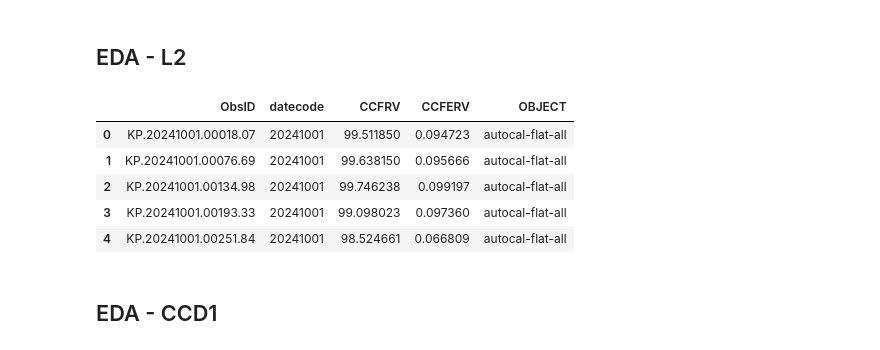
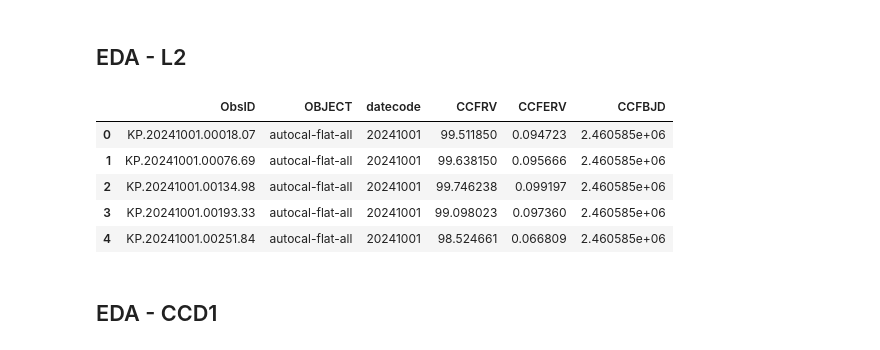
Before and after one commit to howardisaacson/KPF_data_science_sp2025, a Jupyter notebook: jspencermorris/notebooks/jsm_eda_01.ipynb, the cells around one changed output. Cells and saved outputs as stored; diff of their text form; code cells hidden in the pictures.

```diff
--- a/jspencermorris/notebooks/jsm_eda_01.ipynb
+++ b/jspencermorris/notebooks/jsm_eda_01.ipynb
@@ -295,26 +326,24 @@ def plot_rv_scatter_by_fiber(df, fiber='CCD1RV1'):
 ## EDA - L2
 # %%
 # define a query to return the highest level (data products (L2) for final RV's
-# NOTE:  CCFBJD is not found ???
-# NOTE:  The final RV's are empty !!!
 query = """
-SELECT ObsID, datecode, CCFRV, CCFERV, OBJECT
+SELECT ObsID, OBJECT, datecode, CCFRV, CCFERV, CCFBJD
 FROM kpfdb
 ORDER BY ObsID
 """
 
 # return the results in a df
-df_01a = jsm_kpf_query(query)
+df_01 = jsm_kpf_query(query)
 
 # inspect the df
-display(df_01a.head())
+display(df_01.head())
 # %% [output]
-|  | ObsID | datecode | CCFRV | CCFERV | OBJECT |
-| 0 | KP.20241001.00018.07 | 20241001 | 99.511850 | 0.094723 | autocal-flat-all |
-| 1 | KP.20241001.00076.69 | 20241001 | 99.638150 | 0.095666 | autocal-flat-all |
-| 2 | KP.20241001.00134.98 | 20241001 | 99.746238 | 0.099197 | autocal-flat-all |
-| 3 | KP.20241001.00193.33 | 20241001 | 99.098023 | 0.097360 | autocal-flat-all |
-| 4 | KP.20241001.00251.84 | 20241001 | 98.524661 | 0.066809 | autocal-flat-all |
+|  | ObsID | OBJECT | datecode | CCFRV | CCFERV | CCFBJD |
+| 0 | KP.20241001.00018.07 | autocal-flat-all | 20241001 | 99.511850 | 0.094723 | 2.460585e+06 |
+| 1 | KP.20241001.00076.69 | autocal-flat-all | 20241001 | 99.638150 | 0.095666 | 2.460585e+06 |
+| 2 | KP.20241001.00134.98 | autocal-flat-all | 20241001 | 99.746238 | 0.099197 | 2.460585e+06 |
+| 3 | KP.20241001.00193.33 | autocal-flat-all | 20241001 | 99.098023 | 0.097360 | 2.460585e+06 |
+| 4 | KP.20241001.00251.84 | autocal-flat-all | 20241001 | 98.524661 | 0.066809 | 2.460585e+06 |
 # %% [markdown]
 ## EDA - CCD1
 # %% [markdown]
```
Also changed, not shown: parts of 24 cells of this notebook.
